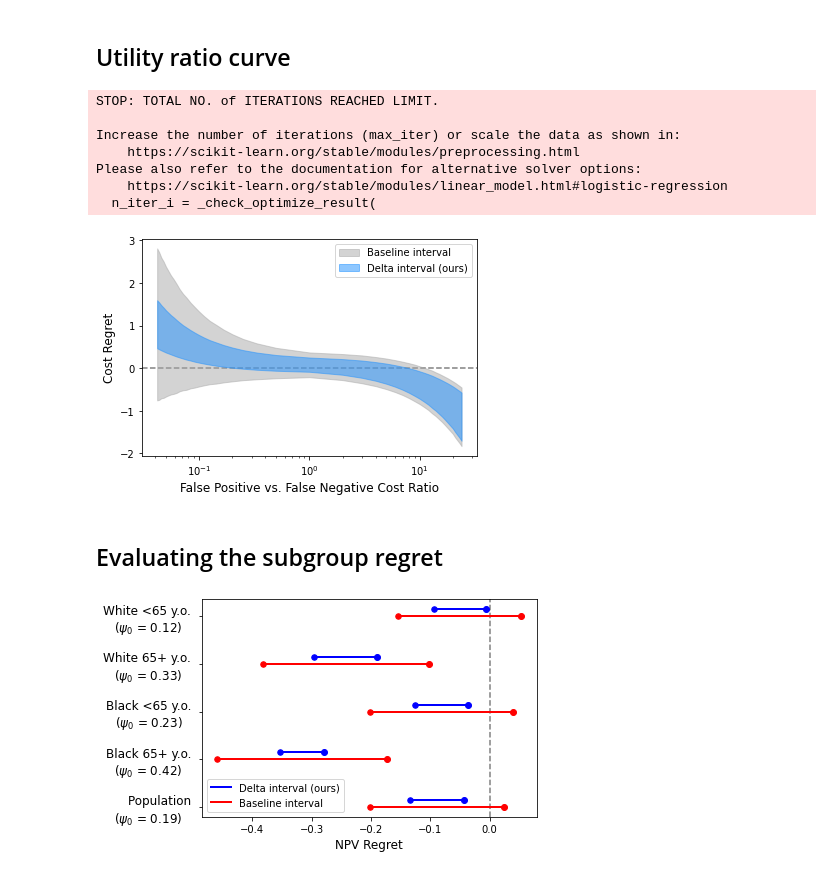
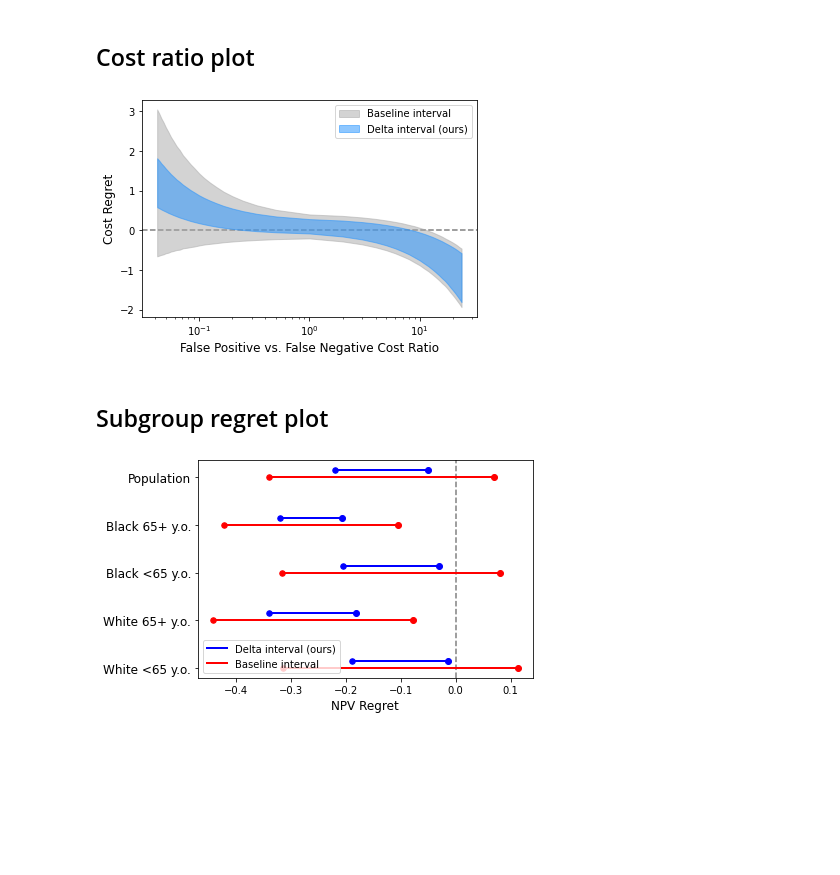
Before and after one commit to lguerdan/policy_comparison_under_confounding, a Jupyter notebook: realworld_exp.ipynb, the cells around one changed output. Drawn from its saved outputs; the diff is of its cells as text; code cells hidden in the pictures; blank space fills up the shorter version.

```diff
--- a/realworld_exp.ipynb
+++ b/realworld_exp.ipynb
@@ -30,48 +10,31 @@ plots.plot_design_sensitivity(brdf)
 # %% [markdown]
-## Utility ratio curve
+## Cost ratio plot
 # %%
 data = realdata.get_screening_dgp(fname='data/obermeyer.csv', n_screen_out=2000)
-
-nD =  data['XU'].shape[1]
 dgp = {
-    'Dx': nD,
+    'Dx': data['XU'].shape[1],
     'nz':1,
     'lambda': 1.7,
     'model': 'GB'
 }
 
 crdf = experiments.cost_ratio_sweep_exp(dgp, data, lam=1.7)
 plots.plot_cost_ratio_curve(dgp, crdf, 'results/ratio_curve_df.pdf')
-
-# crdf = pd.read_csv('results/ratio_curve_df_L17_GB_20R.csv')
-# plots.plot_cost_ratio_curve(dgp, crdf, 'results/ratio_curve_df.pdf')
 # %% [output]
-STOP: TOTAL NO. of ITERATIONS REACHED LIMIT.
-
-Increase the number of iterations (max_iter) or scale the data as shown in:
-    https://scikit-learn.org/stable/modules/preprocessing.html
-Please also refer to the documentation for alternative solver options:
-    https://scikit-learn.org/stable/modules/linear_model.html#logistic-regression
-  n_iter_i = _check_optimize_result(
-[figure, old version]
+[figure, new version]
 # %% [markdown]
-## Evaluating the subgroup regret
+## Subgroup regret plot
 # %%
 n_screen_out = 2000
 data = realdata.get_screening_dgp(fname='data/obermeyer.csv', n_screen_out=n_screen_out)
 
 dgp = {
     'Dx': data['XU'].shape[1],
-    'nz': 1,
-    'lambda': 1.2,
+    'nz': 10,
+    'lambda': 1.3,
     'model': 'GB'
 }
-
 gbdf = realdata.subgroup_exp(data, dgp, n_sims=20, K=2, n_screen_out=n_screen_out)
-# gbdf.to_csv('results/subgroup_exp_df.csv', index=False)
 plots.plot_subgroup_basic(gbdf, metric='m_a=0', fname='figs/subgroup_regret.pdf')
+# %% [output]
+[figure, added]
-# %%
-gbdf = pd.read_csv('results/subgroup_exp_df.csv')
-plot_subgroup_basic(gbdf, metric='m_a=0', fname='figs/subgroup_regret.pdf')
-# %% [output]
-[figure, removed]
```
Also changed, not shown: parts of 3 cells of this notebook, 8 other files.
